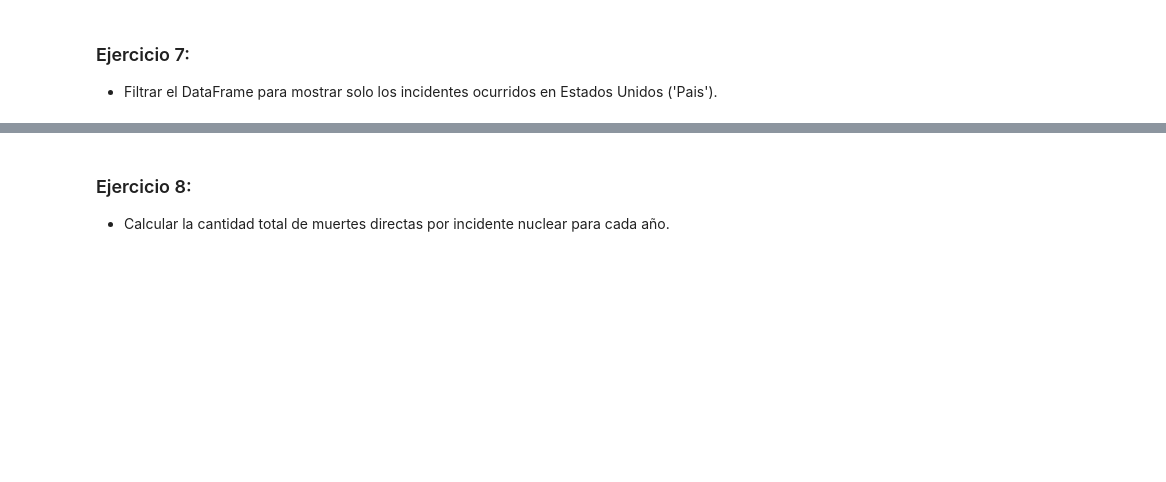
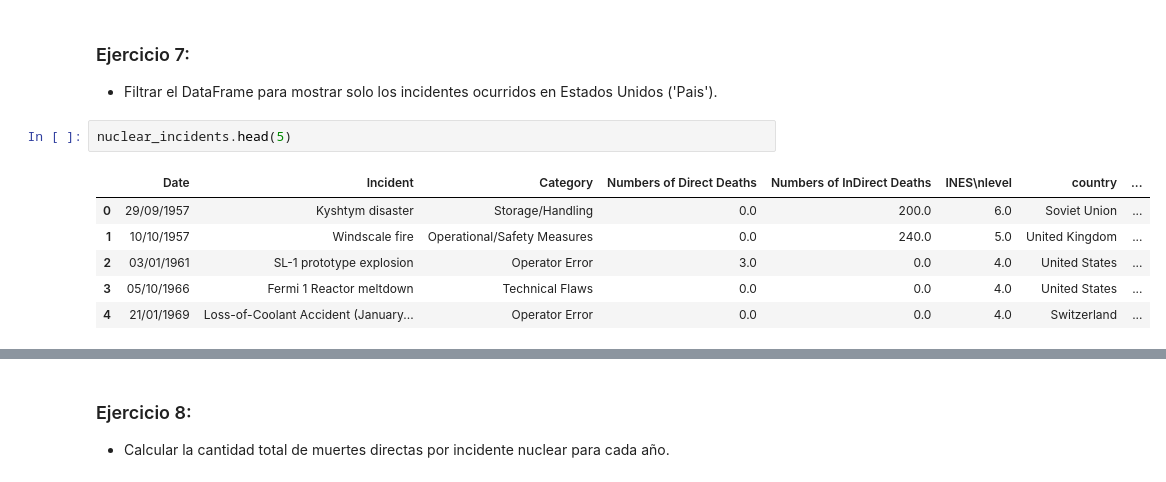
Before and after one commit to FlorLascu/Python-Prep, a Jupyter notebook: 04_Soy_Henry/01 modulo_01/lesson_07/Accidentes/Ejercicios Pandas.ipynb, the cells around one changed output, grey strips where cells are left out. Saved outputs shown, nothing was run; the diff lists cells and outputs as text; blank space fills up the shorter version.

```diff
--- a/04_Soy_Henry/01 modulo_01/lesson_07/Accidentes/Ejercicios Pandas.ipynb
+++ b/04_Soy_Henry/01 modulo_01/lesson_07/Accidentes/Ejercicios Pandas.ipynb
@@ -269,3 +314,12 @@ Name: 11, dtype: object
 # %% [markdown]
 ### Ejercicio 7:
 * Filtrar el DataFrame para mostrar solo los incidentes ocurridos en Estados Unidos ('Pais').
+# %%
+nuclear_incidents.head(5)
+# %% [output]
+|  | Date | Incident | Category | Numbers of Direct Deaths | Numbers of InDirect Deaths | INES\nlevel | country | ... |
+| 0 | 29/09/1957 | Kyshtym disaster | Storage/Handling | 0.0 | 200.0 | 6.0 | Soviet Union | ... |
+| 1 | 10/10/1957 | Windscale fire | Operational/Safety Measures | 0.0 | 240.0 | 5.0 | United Kingdom | ... |
+| 2 | 03/01/1961 | SL-1 prototype explosion | Operator Error | 3.0 | 0.0 | 4.0 | United States | ... |
+| 3 | 05/10/1966 | Fermi 1 Reactor meltdown | Technical Flaws | 0.0 | 0.0 | 4.0 | United States | ... |
+| 4 | 21/01/1969 | Loss-of-Coolant Accident (January... | Operator Error | 0.0 | 0.0 | 4.0 | Switzerland | ... |
```
Also changed, not shown: parts of 17 cells of this notebook, 33 other files.
